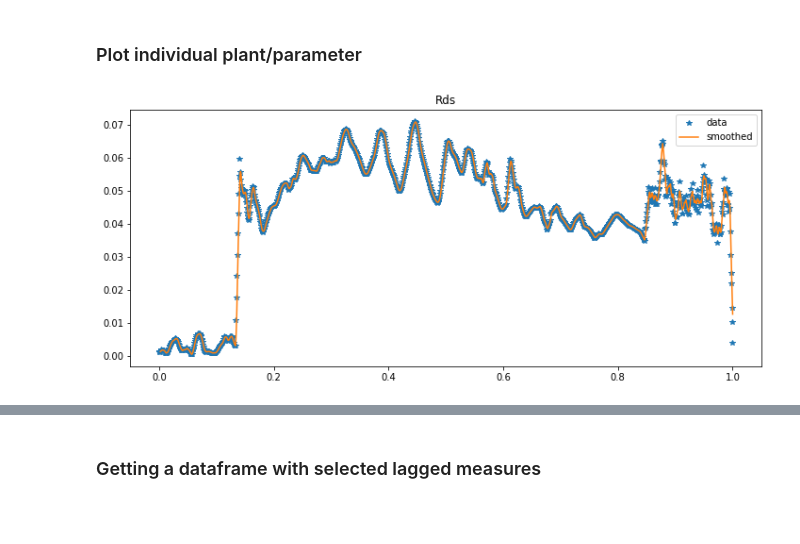
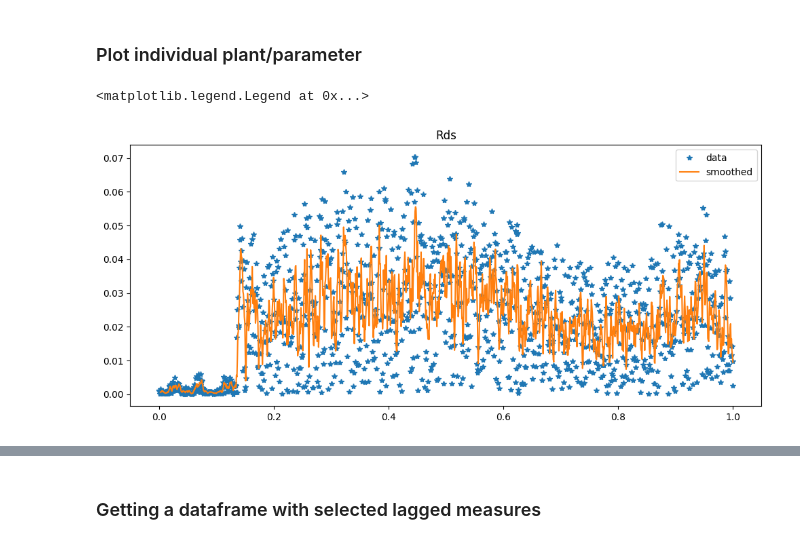
Before and after one commit to C03lh0/ForecastingWaterStress, a Jupyter notebook: examples/Forecasting-RNN.ipynb, the cells around one changed output, grey strips where cells are left out. Drawn from its saved outputs; the diff is of its cells as text; code cells hidden in the pictures; blank space fills up the shorter version.

```diff
--- a/examples/Forecasting-RNN.ipynb
+++ b/examples/Forecasting-RNN.ipynb
@@ -34,8 +35,7 @@ ModuleNotFoundError: No module named 'src'
 # %%
 binlabels = ['Not Stressed', 'Stressed']
 # %%
-dirpath = os.getcwd()
-rawdata = pd.read_csv(os.path.join(dirpath, 'data', 'TOMATO.csv'), sep=';', decimal=',')
+rawdata = pd.read_csv('../data/TOMATO.csv', sep=',', decimal=',')
 # %%
 rawdata.head()
 # %% [output]
@@ -51 +65,12 @@ rawdata.label.astype('category');
+# %%
+rawdata['Day'] = rawdata['Day'].astype(float)
+rawdata['Exp'] = rawdata['Exp'].astype(str)
+rawdata['Plant'] = rawdata['Plant'].astype(str)
+rawdata['Species'] = rawdata['Species'].astype(str)
+rawdata['label'] = rawdata['label'].astype(str)
+rawdata['Rds'] = rawdata['Rds'].astype(float)
+rawdata['DIgs'] = rawdata['DIgs'].astype(float)
+rawdata['tds'] = rawdata['tds'].astype(float)
+rawdata['tgs'] = rawdata['tgs'].astype(float)
+rawdata.dtypes
 # %%
@@ -241,22 +283,23 @@ for t, gds in data.groupby(['Exp', 'Plant']):
 # %% [markdown]
 ### Plot individual plant/parameter
 # %%
-exp = 'IMEM'
+exp = 'Facility_A'
 plant = 'B'
 target = 'Rds'
 starget = f"s{target}"
 
 plt.figure(figsize=(12,5))
 y = data.loc[exp,plant,:][target]
 x = np.linspace(0,1,len(y))
 plt.plot(x, y,'*', label='data')
 ys = data.loc[exp, plant, :][starget]
 x = np.linspace(0,1,len(ys))
 plt.plot(x, ys, label='smoothed')
-plt.title(target);
-plt.legend();
+plt.title(target)
+plt.legend()
 # %% [output]
+<matplotlib.legend.Legend at 0x...>
-[figure, old version]
+[figure, new version]
 # %%
 sample = 4
 shift = 0
```
Also changed, not shown: parts of 51 cells of this notebook, 4 other files.
